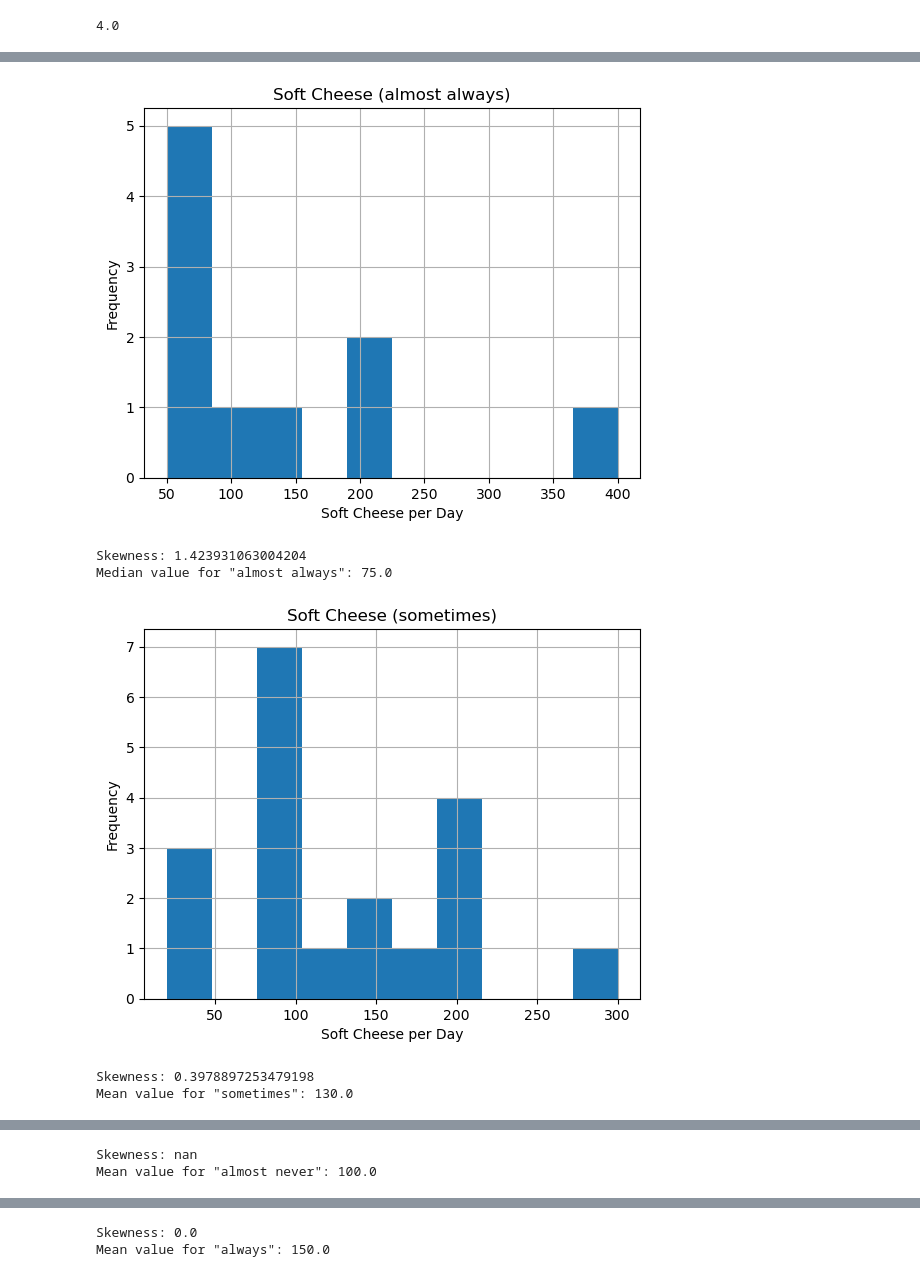
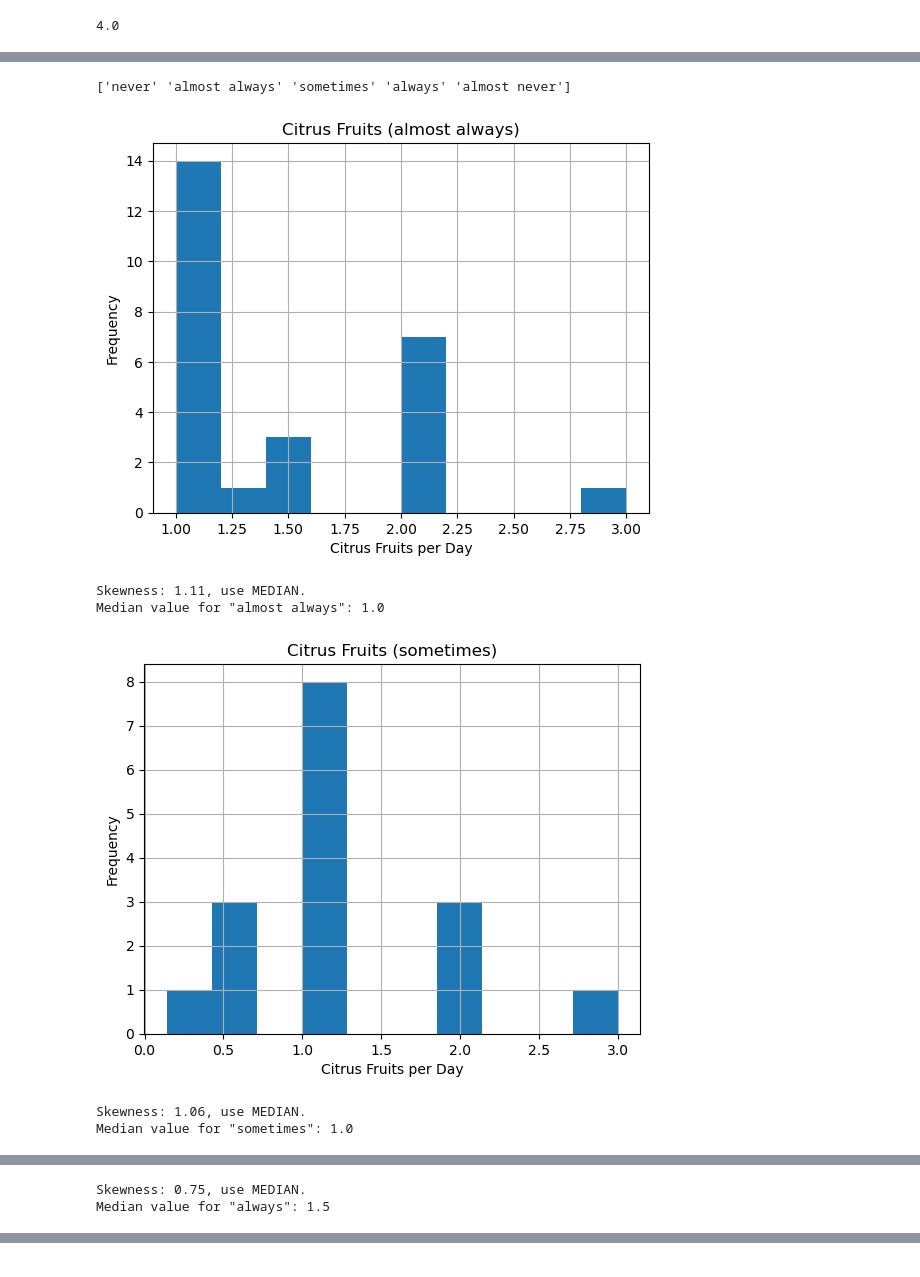
Before and after one commit to alyssahondrade/ml-perspectives-on-voice-disorder-diagnosis, a Jupyter notebook: 02_data_cleaning.ipynb, the cells around one changed output, grey strips where cells are left out. Drawn from its saved outputs; the diff is of its cells as text; code cells hidden in the pictures.

```diff
--- a/02_data_cleaning.ipynb
+++ b/02_data_cleaning.ipynb
@@ -1203,0 +1197,9 @@ Name: count, dtype: int64
+# %%
+# Convert the column to a float
+clean_cat_df['soft_cheese_pd'] = clean_cat_df['soft_cheese_pd'].astype(float)
+
+# Since values are close to integers, cast to integers
+clean_cat_df['soft_cheese_pd'] = clean_cat_df['soft_cheese_pd'].round(0).astype(int)
+
+# Confirm changes
+clean_cat_df.info()
@@ -1204,5 +1248,7 @@ Name: count, dtype: int64
 # %%
-# Apply the convert_perday() function
-clean_cat_df['soft_cheese_pd'] = clean_cat_df['soft_cheese_pd'].apply(convert_perday)
-clean_cat_df['soft_cheese_pd'].value_counts()
+# Apply the fruit_gram function to the column
+clean_cat_df['citrus_fruits_pd'] = clean_cat_df['citrus_fruits_pd'].apply(fruit_gram)
+
+# Check the value counts
+clean_cat_df['citrus_fruits_pd'].value_counts(dropna=False)
 # %% [output]
@@ -1223,11 +1269 @@ None      1
 Name: count, dtype: int64
-# %%
-# Check the NaN values
-cheese_columns = ['soft_cheese', 'soft_cheese_pd']
-
-# Convert None values to `nan
-clean_cat_df['soft_cheese_pd'].replace({'None': 'nan'}, inplace=True)
-
-# Convert the null values to 'nan'
-clean_cat_df['soft_cheese_pd'] = clean_cat_df['soft_cheese_pd'].fillna('nan')
-clean_cat_df.loc[clean_cat_df['soft_cheese_pd'] == 'nan', cheese_columns].value_counts()
@@ -1241,0 +1270,6 @@ Name: count, dtype: int64
+# %%
+# Apply the clean_pd function to the column
+clean_cat_df['citrus_fruits_pd'] = clean_cat_df['citrus_fruits_pd'].apply(clean_pd)
+
+# Check the value counts
+clean_cat_df['citrus_fruits_pd'].value_counts(dropna=False)
@@ -1242,14 +1302,11 @@ Name: count, dtype: int64
 # %%
-# Use the imputation_check() function
-imputation_check(
-    clean_cat_df,
-    'soft_cheese',
-    'soft_cheese_pd'
-)
+# Use the imputation() function
+imputation(clean_cat_df, 'citrus_fruits', 'citrus_fruits_pd')
 # %% [output]
+['never' 'almost always' 'sometimes' 'always' 'almost never']
-[figure, old version]
+[figure, new version]
-Skewness: 1.423931063004204
-Median value for "almost always": 75.0
+Skewness: 1.11, use MEDIAN.
+Median value for "almost always": 1.0
-[figure, old version]
+[figure, new version]
-Skewness: 0.3978897253479198
-Mean value for "sometimes": 130.0
+Skewness: 1.06, use MEDIAN.
+Median value for "sometimes": 1.0
@@ -1257,2 +1314,2 @@ Mean value for "sometimes": 130.0
-Skewness: nan
-Mean value for "almost never": 100.0
+Skewness: 0.75, use MEDIAN.
+Median value for "always": 1.5
@@ -1260,2 +1316,0 @@ Mean value for "almost never": 100.0
-Skewness: 0.0
-Mean value for "always": 150.0
```
Also changed, not shown: parts of 96 cells of this notebook, 1 other file.
